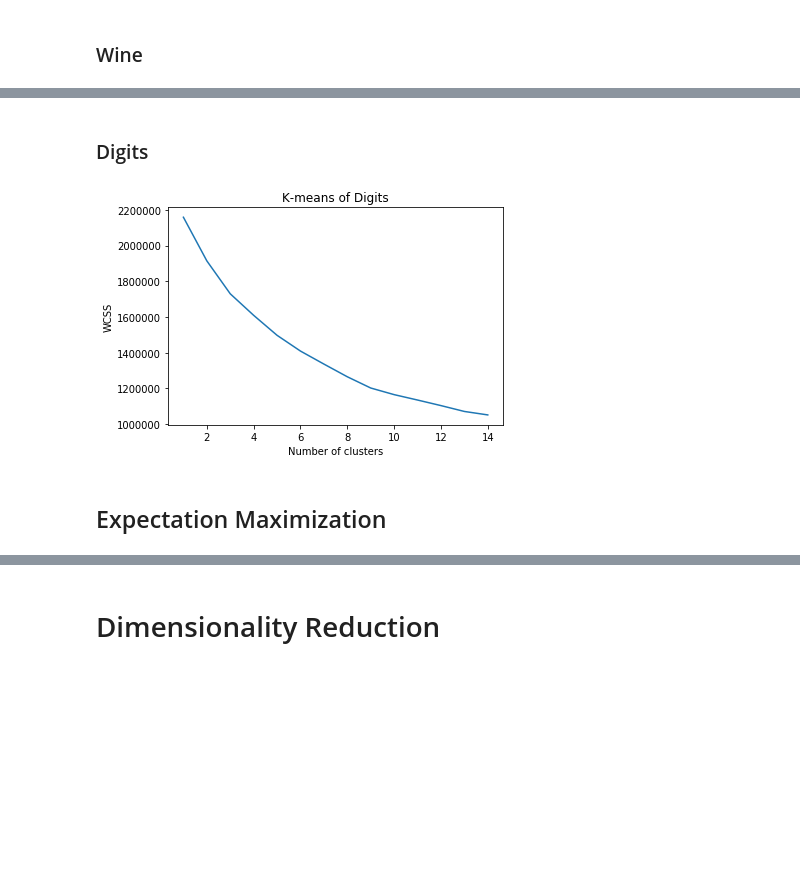
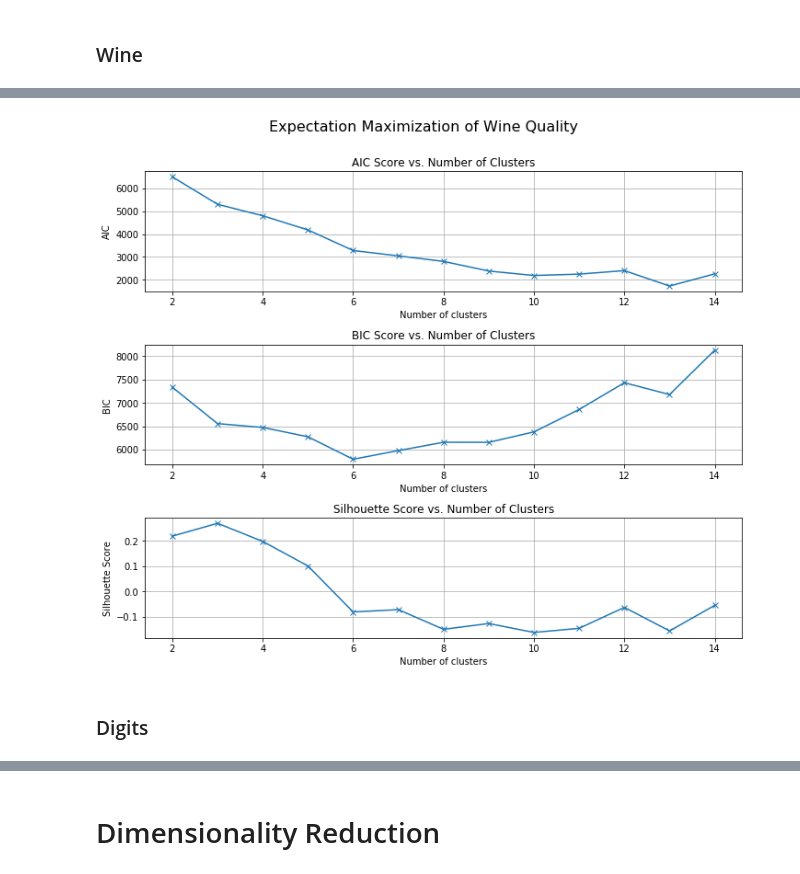
Before and after one commit to reedipher/CS-7641-unsupervised_learning, a Jupyter notebook: code/Assignment 3.ipynb, the cells around one changed output, grey strips where cells are left out. Drawn from its saved outputs; the diff is of its cells as text; code cells hidden in the pictures; blank space fills up the shorter version.

```diff
--- a/code/Assignment 3.ipynb
+++ b/code/Assignment 3.ipynb
@@ -169,8 +241,6 @@ AttributeError: 'GaussianMixture' object has no attribute 'inertia_'
+# %%
+em_plot('Wine Quality', wineX)
+# %% [output]
+[figure, added]
 # %% [markdown]
 ### Digits
-# %%
-elbow_plot('K-means', 'Digits')
-# %% [output]
-[figure, removed]
-# %% [markdown]
-## Expectation Maximization
```
Also changed, not shown: parts of 12 cells of this notebook.
